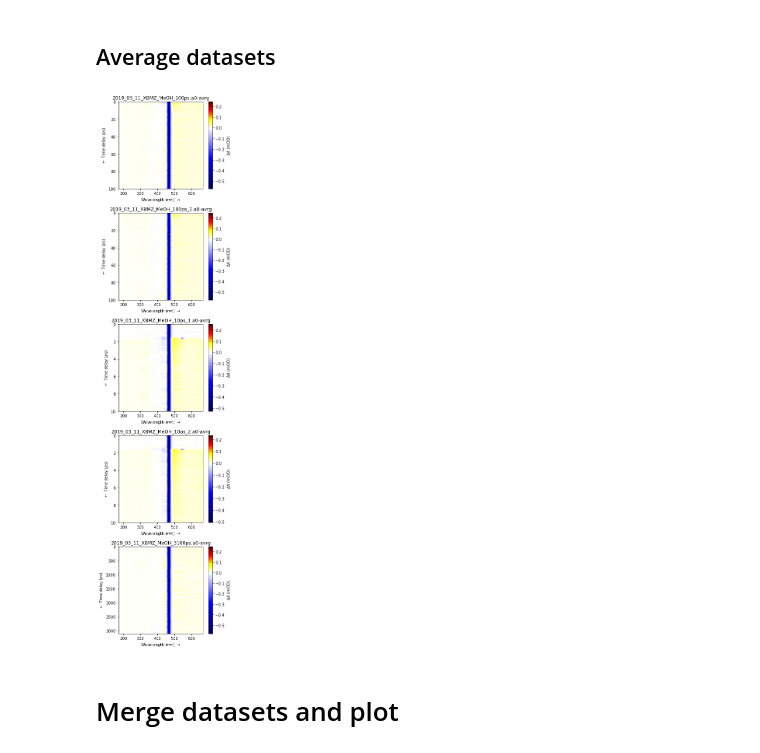
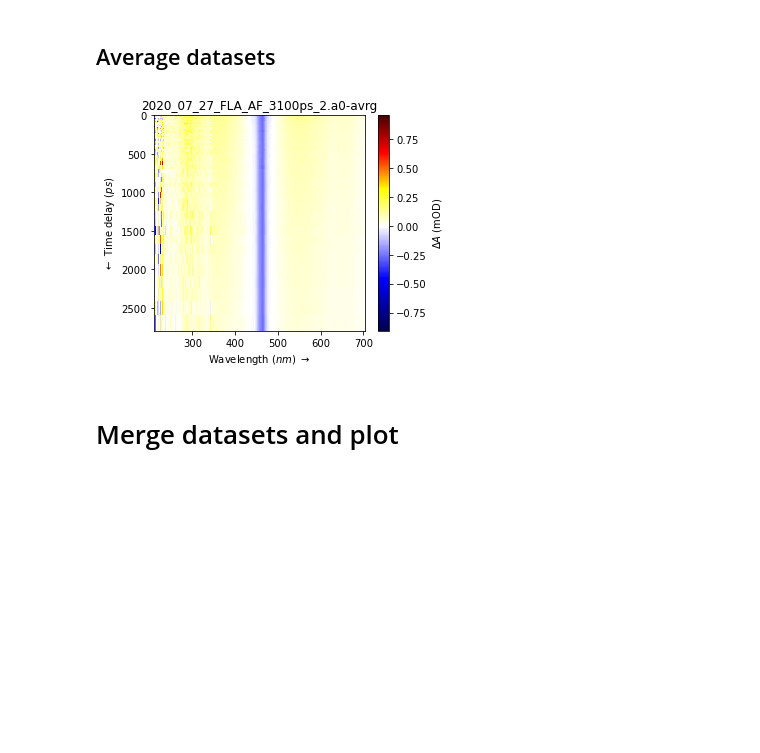
Before and after one commit to dmadea/Jupyter-Tutorials, a Jupyter notebook: Femto + LDM/Data_loader.ipynb, the cells around one changed output. Cells and saved outputs as stored; diff of their text form; code cells hidden in the pictures; blank space fills up the shorter version.

Commit message:
femto data - marina

```diff
--- a/Femto + LDM/Data_loader.ipynb
+++ b/Femto + LDM/Data_loader.ipynb
@@ -17,10 +17,11 @@ from _data_loader import _X, _convert_lifetime, _x_symlog
 # %%
 # _dir = r'.\Z isomer'  # directory to read
 
-_dir = r'C:\Users\dominik\Documents\RealTimeSync\Projects\2019-Bilirubin project\TS\Femto\Sadegh\raw data from 2020\470 nm ex'  # directory to read
+# _dir = r'C:\Users\dominik\Documents\RealTimeSync\Projects\2019-Bilirubin project\TS\Femto\Sadegh\raw data from 2020\470 nm ex'  # directory to read
 
 # _dir = r'C:\Users\Dominik\Documents\MUNI\Organic Photochemistry\Projects\2019-Bilirubin project\TS\Femto\2020_01_23 ZE isomer - SVD corr'  # directory to read
 
+_dir = r'C:\Users\dominik\Documents\GitHub Repositories\Jupyter-Tutorials\Femto + LDM\2020_07_27_FLA_AF'  # directory to read
 
 groups = get_groups(_dir)
 groups
@@ -78,11 +75,12 @@ data = load_groups(g1)
 # %%
 data_avrg = average(data)
 
 # data_avrg[1, 0].crop(t_lim=(6, None))
 
 plot_matrix(data_avrg)
+final_data = data_avrg[0, 0]
 # %% [output]
-[figure, old version]
+[figure, new version]
 # %% [markdown]
 # Merge datasets and plot
 # %%
```
Also changed, not shown: parts of 5 cells of this notebook, 1 other file.
